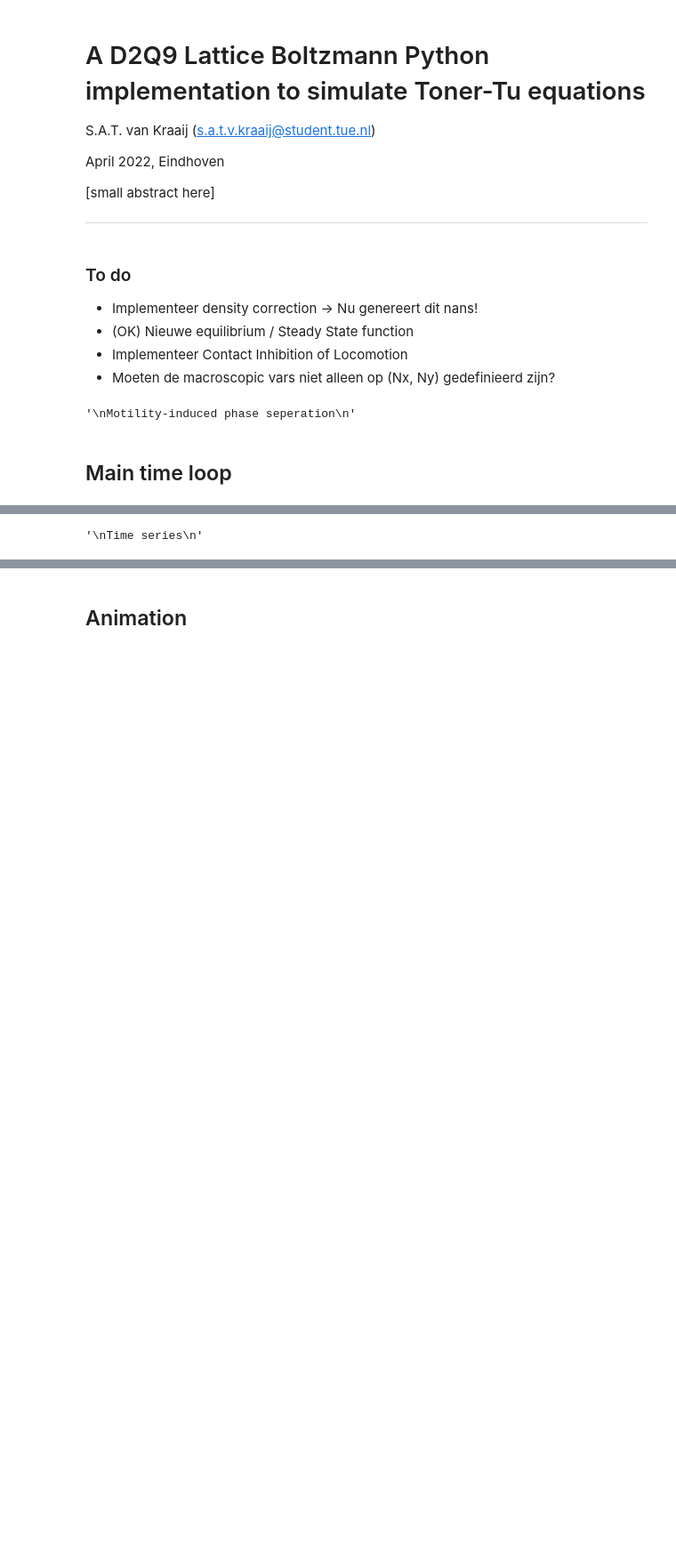
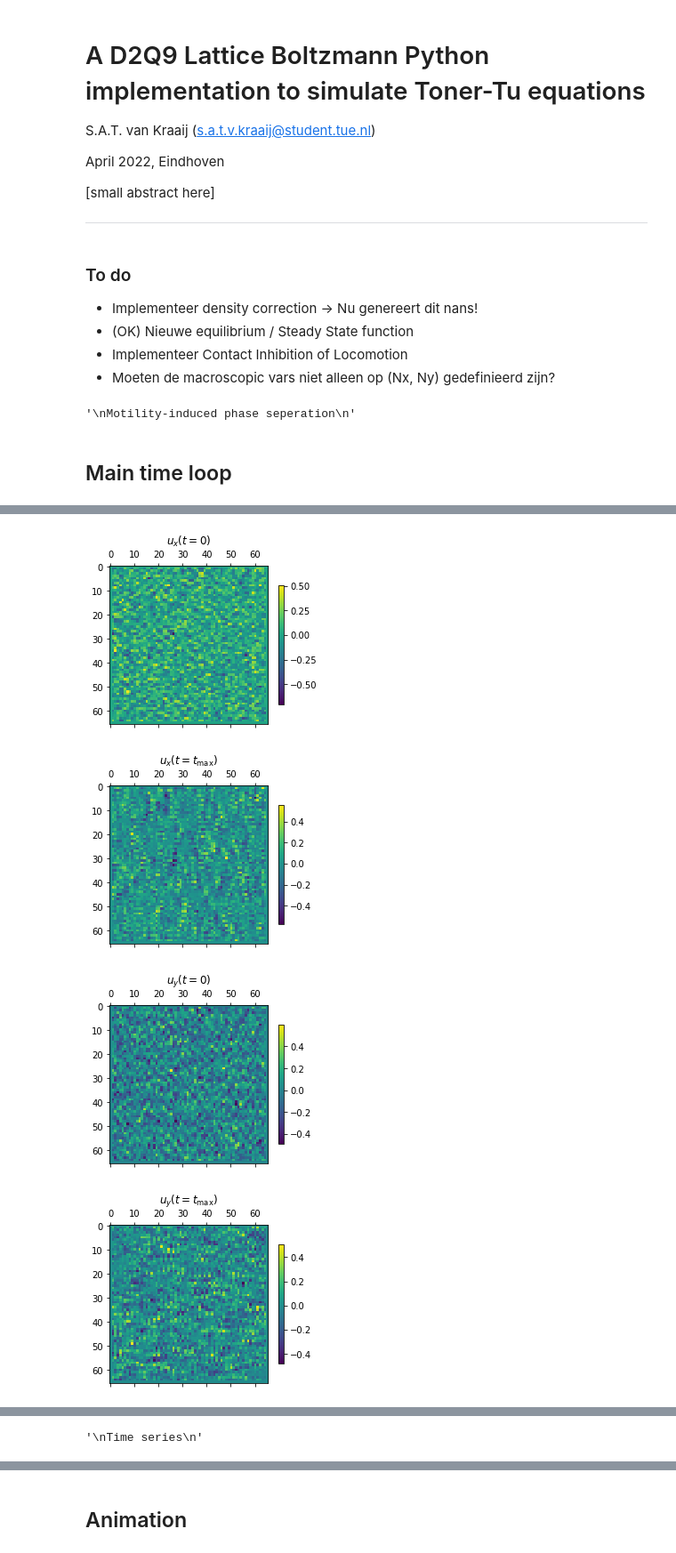
Before and after one commit to Stanvk/Active-Fluids-in-LBM, a Jupyter notebook: Final_ACPFD_assignment.ipynb, the cells around one changed output, grey strips where cells are left out. Shown at 89% size. Drawn from its saved outputs; the diff is of its cells as text; code cells hidden in the pictures; blank space fills up the shorter version.

```diff
--- a/Final_ACPFD_assignment.ipynb
+++ b/Final_ACPFD_assignment.ipynb
@@ -29,15 +29,15 @@ from itertools import product
 """
 Free Parameters and Physical Parameters
 """
-Nx = 128 # Nodes of inner domain x-direction.
-Ny = 128 # Nodes of inner domain in y-direction.
-time_steps = 100 #1000 # Number of timesteps.
+Nx = 64 # Nodes of inner domain x-direction.
+Ny = 64 # Nodes of inner domain in y-direction.
+time_steps = 500 #1000 # Number of timesteps.
 
 L = Ny # Wavelength of the initial perturbation
 tau = 1 # Relaxation time, must be larger than one! Normally, this models the viscosity.
 cs = np.sqrt(1/3) # Speed of sound
 cs2 = cs**2
-u0 = 0.2 # Characterstic velocity
+u0 = 0.02 # Characterstic velocity
 
 """
 Constants and Lattice-Boltzmann Parameters
@@ -53,12 +53,12 @@ number_of_dumps = int(time_steps/t_dump)
 """
 Contact inhibition of locomotion
 """
-A = 2 # A corresponds to the level of density-induced slowing down
-B = 0.3 #1
+A = 1 # A corresponds to the level of density-induced slowing down
+B = 1
 ux_star = np.zeros((Nx+2, Ny+2))
 uy_star = np.zeros((Nx+2, Ny+2))
 U0 = np.zeros((Nx+2, Ny+2))
-sigma = 1e-5 # Domain of uniform random sampling for random kicks.
+sigma = 0.02 # Domain of uniform random sampling for random kicks.
 
 """
 Motility-induced phase seperation
@@ -203,8 +209,8 @@ feq = np.zeros((Q, Nx+2, Ny+2))
 """
 Initial Condition that are nonzero
 """
-ux = np.random.uniform(-2, 2, size=(Nx+2,Ny+2))
-uy = np.random.uniform(-2, 2, size=(Nx+2,Ny+2))
+ux = np.random.uniform(-0.1, 0.1, size=(Nx+2,Ny+2))
+uy = np.random.uniform(-0.1, 0.1, size=(Nx+2,Ny+2))
 # ux = np.zeros((Nx+2,Ny+2))
 # uy = np.zeros((Nx+2,Ny+2))
 
@@ -323,7 +329,7 @@ for t_step in range(time_steps):
     """
     Sanity check of f
     """
-    # perform_sanity_check(f)
+    perform_sanity_check(f)
 
 print ('Elapsed Time : ', time.time() - start_time, 'seconds')
 # %% [output]
@@ -331,45 +354,49 @@ Elapsed Time :  124.6372332572937 seconds
 # %%
 
-# ux_hist_t0 = plt.matshow(ux_history[1,:,:])
-# plt.colorbar(ux_hist_t0, shrink=0.6)
-# plt.title("$u_x(t=0)$")
-# plt.show()
+ux_hist_t0 = plt.matshow(ux_history[1,:,:])
+plt.colorbar(ux_hist_t0, shrink=0.6)
+plt.title("$u_x(t=0)$")
+plt.show()
 
-# ux_hist_tmax = plt.matshow(ux_history[-1,:,:])
-# plt.colorbar(ux_hist_tmax, shrink=0.6)
-# plt.title("$u_x(t=t_\mathrm{max})$")
-# plt.show()
+ux_hist_tmax = plt.matshow(ux_history[-1,:,:])
+plt.colorbar(ux_hist_tmax, shrink=0.6)
+plt.title("$u_x(t=t_\mathrm{max})$")
+plt.show()
 
-# uy_hist_t0 = plt.matshow(uy_history[1,:,:])
-# plt.colorbar(uy_hist_t0, shrink=0.6)
-# plt.title("$u_y(t=0)$")
-# plt.show()
+uy_hist_t0 = plt.matshow(uy_history[1,:,:])
+plt.colorbar(uy_hist_t0, shrink=0.6)
+plt.title("$u_y(t=0)$")
+plt.show()
 
-# uy_hist_tmax = plt.matshow(uy_history[-1,:,:])
-# plt.colorbar(uy_hist_tmax, shrink=0.6)
-# plt.title("$u_y(t=t_\mathrm{max})$")
-# plt.show()
+uy_hist_tmax = plt.matshow(uy_history[-1,:,:])
+plt.colorbar(uy_hist_tmax, shrink=0.6)
+plt.title("$u_y(t=t_\mathrm{max})$")
+plt.show()
 
-# rho_hist_t0 = plt.matshow(rho_history[1,:,:])
-# plt.colorbar(rho_hist_t0, shrink=0.6)
-# plt.title("$\rho(t=0)$")
-# plt.show()
+rho_hist_t0 = plt.matshow(rho_history[1,:,:])
+plt.colorbar(rho_hist_t0, shrink=0.6)
+plt.title(r"$\rho(t=0)$")
+plt.show()
 
-# rho_hist_tmax = plt.matshow(rho_history[-1,:,:])
-# plt.colorbar(rho_hist_tmax, shrink=0.6)
-# plt.title("$\rho(t=t_\mathrm{max})$")
-# plt.show()
+rho_hist_tmax = plt.matshow(rho_history[-1,:,:])
+plt.colorbar(rho_hist_tmax, shrink=0.6)
+plt.title(r"$\rho(t=t_{max})$")
+plt.show()
 
 """
 Time series
 """
 # numerical_contourplot = []
 # for i in range(time_steps):
 #     numerical_contourplot.append( plt.matshow(ux_history[i,:,:],vmin=-1,vmax=1) )
 #     plt.colorbar(numerical_contourplot[i], shrink=0.6)
 #     plt.title("time step ="+str(i))
 # plt.xlabel("x")
 # plt.ylabel("y")
 # plt.xlim(1,Nx)
 # plt.ylim(1,Ny)
 # %% [output]
+[figure, added]
+[figure, added]
+[figure, added]
+[figure, added]
```
Also changed, not shown: parts of 7 cells of this notebook, 1 other file.
